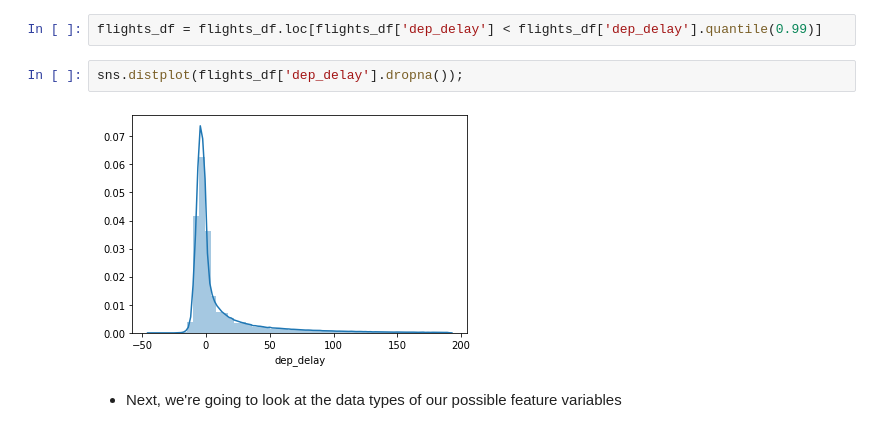
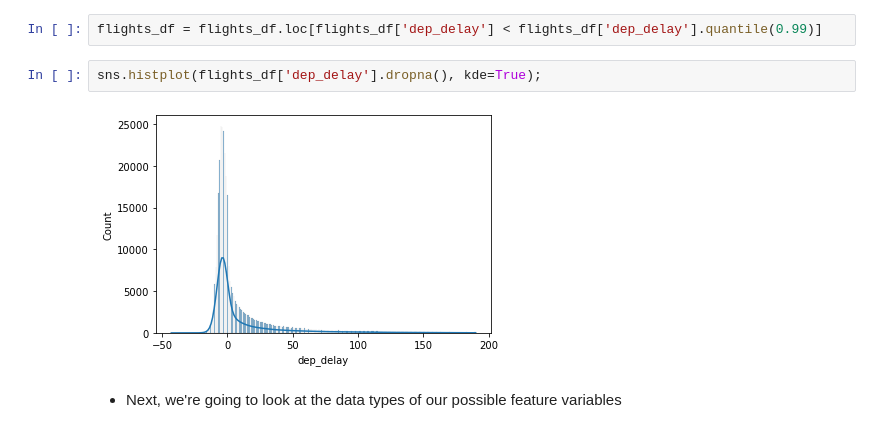
Before and after one commit to uc-python/intermediate-python-datasci, a Jupyter notebook: notebooks/09-Modeling.ipynb, the cells around one changed output. Cells and saved outputs as stored; diff of their text form.

```diff
--- a/notebooks/09-Modeling.ipynb
+++ b/notebooks/09-Modeling.ipynb
@@ -215,9 +214,9 @@ flights_df['dep_delay'].quantile(0.99)
 # %%
 flights_df = flights_df.loc[flights_df['dep_delay'] < flights_df['dep_delay'].quantile(0.99)]
 # %%
-sns.distplot(flights_df['dep_delay'].dropna());
+sns.histplot(flights_df['dep_delay'].dropna(), kde=True);
 # %% [output]
-[figure, old version]
+[figure, new version]
 # %% [markdown]
 * Next, we're going to look at the data types of our possible feature variables
 # %%
```
Also changed, not shown: parts of 19 cells of this notebook.
